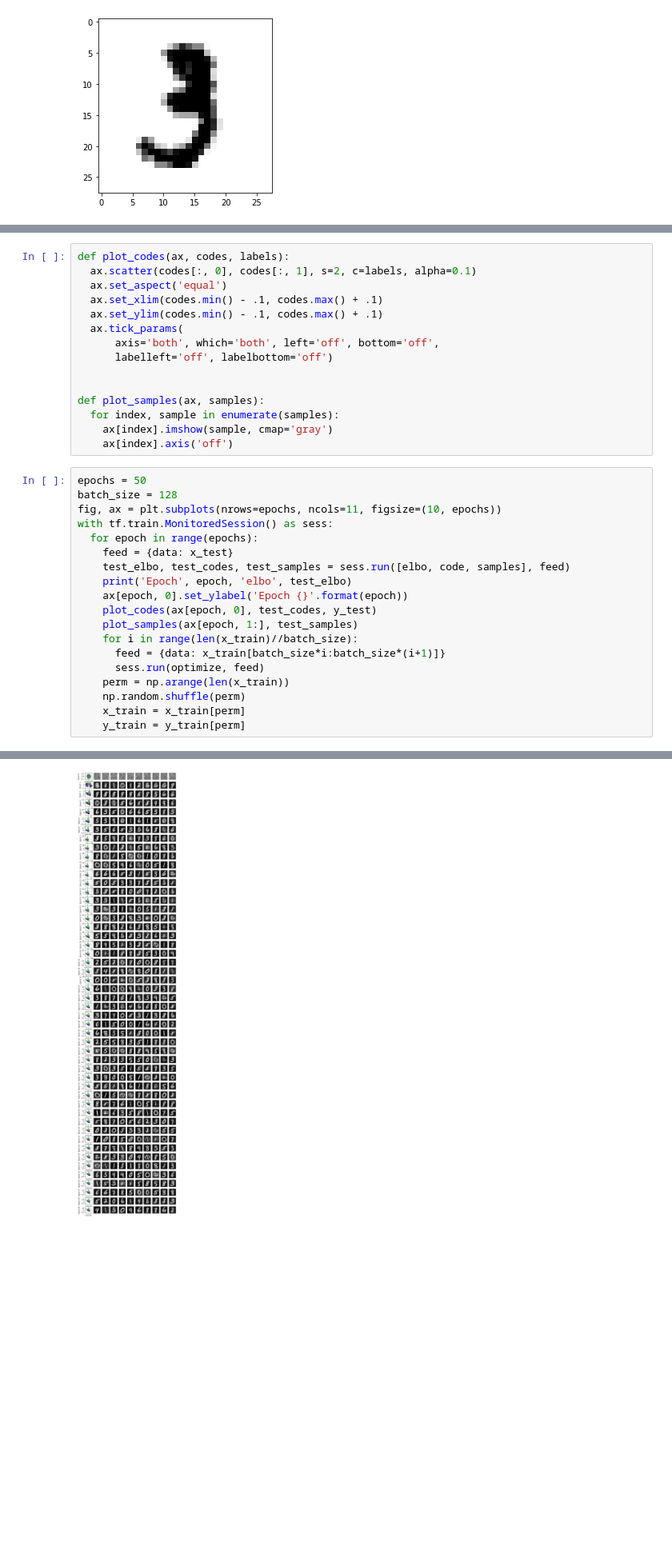
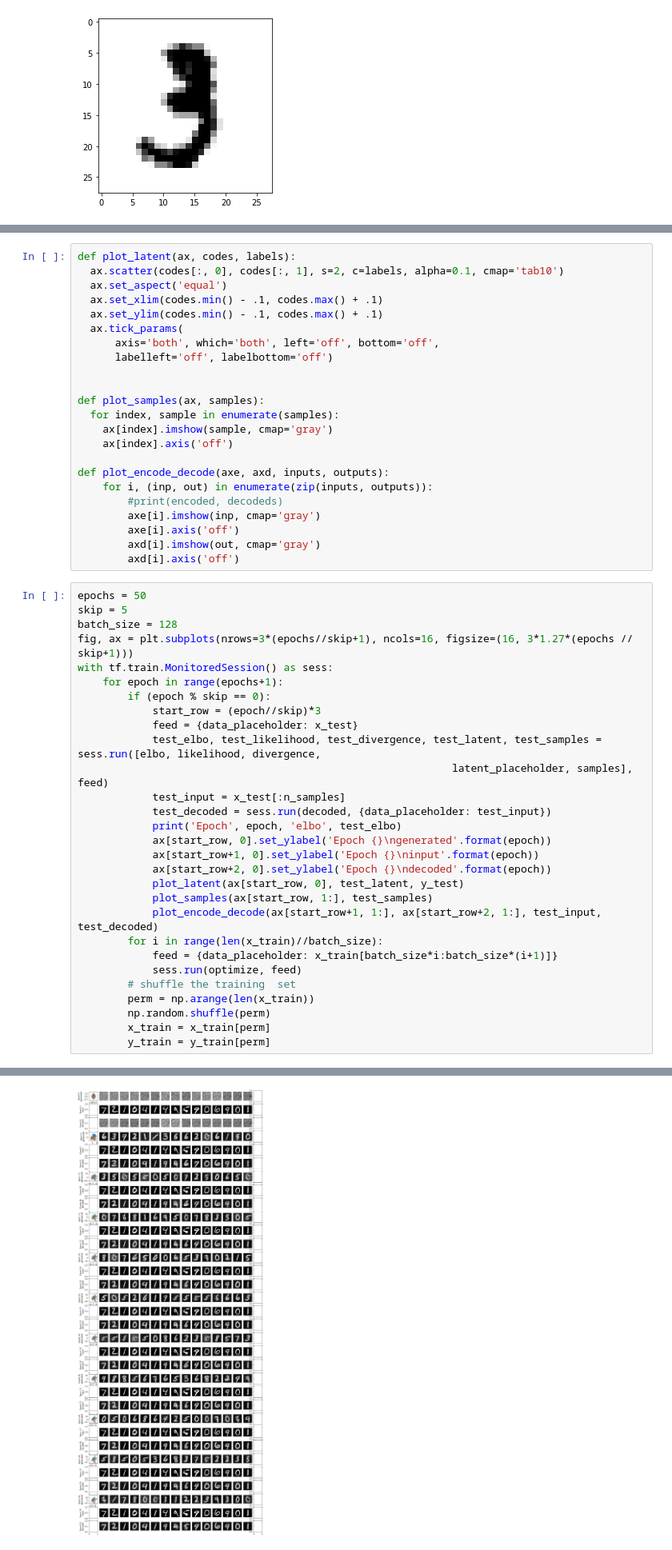
Before and after one commit to evtodorov/MLCMS, a Jupyter notebook: Exercise_4/VAE.ipynb, the cells around one changed output, grey strips where cells are left out. Shown at 80% size. Cells and saved outputs as stored; diff of their text form; blank space fills up the shorter version.

Commit message:
update VAE to evaluate test and visualisation

```diff
--- a/Exercise_4/VAE.ipynb
+++ b/Exercise_4/VAE.ipynb
@@ -69,6 +93,6 @@ Use keras.layers.Dense instead.
 # %%
-def plot_codes(ax, codes, labels):
-  ax.scatter(codes[:, 0], codes[:, 1], s=2, c=labels, alpha=0.1)
+def plot_latent(ax, codes, labels):
+  ax.scatter(codes[:, 0], codes[:, 1], s=2, c=labels, alpha=0.1, cmap='tab10')
   ax.set_aspect('equal')
   ax.set_xlim(codes.min() - .1, codes.max() + .1)
   ax.set_ylim(codes.min() - .1, codes.max() + .1)
@@ -81,25 +105,43 @@ def plot_samples(ax, samples):
   for index, sample in enumerate(samples):
     ax[index].imshow(sample, cmap='gray')
     ax[index].axis('off')
+
+def plot_encode_decode(axe, axd, inputs, outputs):
+    for i, (inp, out) in enumerate(zip(inputs, outputs)):
+        #print(encoded, decodeds)
+        axe[i].imshow(inp, cmap='gray')
+        axe[i].axis('off')
+        axd[i].imshow(out, cmap='gray')
+        axd[i].axis('off')
 # %%
 epochs = 50
+skip = 5
 batch_size = 128
-fig, ax = plt.subplots(nrows=epochs, ncols=11, figsize=(10, epochs))
+fig, ax = plt.subplots(nrows=3*(epochs//skip+1), ncols=16, figsize=(16, 3*1.27*(epochs // skip+1)))
 with tf.train.MonitoredSession() as sess:
-  for epoch in range(epochs):
-    feed = {data: x_test}
-    test_elbo, test_codes, test_samples = sess.run([elbo, code, samples], feed)
-    print('Epoch', epoch, 'elbo', test_elbo)
-    ax[epoch, 0].set_ylabel('Epoch {}'.format(epoch))
-    plot_codes(ax[epoch, 0], test_codes, y_test)
-    plot_samples(ax[epoch, 1:], test_samples)
-    for i in range(len(x_train)//batch_size):
-      feed = {data: x_train[batch_size*i:batch_size*(i+1)]}
-      sess.run(optimize, feed)
-    perm = np.arange(len(x_train))
-    np.random.shuffle(perm)
-    x_train = x_train[perm]
-    y_train = y_train[perm]
+    for epoch in range(epochs+1):
+        if (epoch % skip == 0):
+            start_row = (epoch//skip)*3
+            feed = {data_placeholder: x_test}
+            test_elbo, test_likelihood, test_divergence, test_latent, test_samples = sess.run([elbo, likelihood, divergence,
+                                                            latent_placeholder, samples], feed)
+            test_input = x_test[:n_samples]
+            test_decoded = sess.run(decoded, {data_placeholder: test_input})
+            print('Epoch', epoch, 'elbo', test_elbo)
+            ax[start_row, 0].set_ylabel('Epoch {}\ngenerated'.format(epoch))
+            ax[start_row+1, 0].set_ylabel('Epoch {}\ninput'.format(epoch))
+            ax[start_row+2, 0].set_ylabel('Epoch {}\ndecoded'.format(epoch))
+            plot_latent(ax[start_row, 0], test_latent, y_test)
+            plot_samples(ax[start_row, 1:], test_samples)
+            plot_encode_decode(ax[start_row+1, 1:], ax[start_row+2, 1:], test_input, test_decoded)
+        for i in range(len(x_train)//batch_size):
+            feed = {data_placeholder: x_train[batch_size*i:batch_size*(i+1)]}
+            sess.run(optimize, feed)
+        # shuffle the training  set
+        perm = np.arange(len(x_train))
+        np.random.shuffle(perm)
+        x_train = x_train[perm]
+        y_train = y_train[perm]
 # %% [output]
 WARNING:tensorflow:From C:\Users\etodorov\anaconda3\envs\tf1\lib\site-packages\tensorflow_core\python\ops\array_ops.py:1475: where (from tensorflow.python.ops.array_ops) is deprecated and will be remo ...
 Instructions for updating:
@@ -121 +163 @@ Epoch 49 elbo 2036601.9
-[figure, old version]
+[figure, new version]
```
Also changed, not shown: parts of 7 cells of this notebook.
